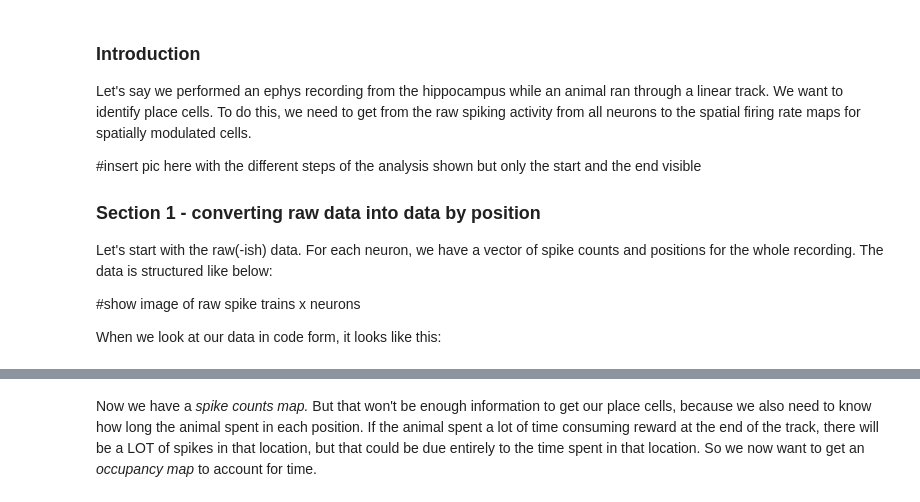
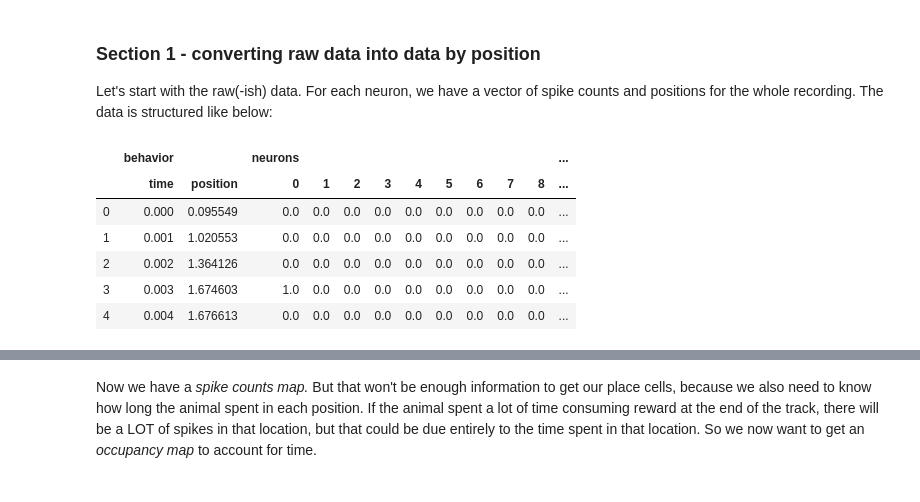
Before and after one commit to stephprince/place-cell-tutorial, a Jupyter notebook: place_cell_tutorial.ipynb, the cells around one changed output, grey strips where cells are left out. Saved outputs shown, nothing was run; the diff lists cells and outputs as text; code cells hidden in the pictures.

```diff
--- a/place_cell_tutorial.ipynb
+++ b/place_cell_tutorial.ipynb
@@ -8,19 +58,16 @@ import pandas as pd
 # %% [markdown]
-### Introduction
-
-Let's say we performed an ephys recording from the hippocampus while an animal ran through a linear track. We want to identify place cells. To do this, we need to get from the raw spiking activity from all neurons to the spatial firing rate maps for spatially modulated cells.
-
-#insert pic here with the different steps of the analysis shown but only the start and the end visible
-
 ### Section 1 - converting raw data into data by position
 
 Let's start with the raw(-ish) data. For each neuron, we have a vector of spike counts and positions for the whole recording. The data is structured like below:
-
-#show image of raw spike trains x neurons
-
-When we look at our data in code form, it looks like this:
 # %%
-#insert matrix of spike counts and time here
-#df = pd.load(toy_data) #toy data is a matrix samplesxtime,position,neuron1,neuron2,neuron3, etc.
-#print(spikes)
-#print(position)
+#insert matrix of position, spike counts, and time here
+df = pd.read_pickle('toy_data.pkl')
+df.head()
+# %% [output]
+|  | behavior |  | neurons |  |  |  |  |  |  |  |  | ... |
+|  | time | position | 0 | 1 | 2 | 3 | 4 | 5 | 6 | 7 | 8 | ... |
+| 0 | 0.000 | 0.095549 | 0.0 | 0.0 | 0.0 | 0.0 | 0.0 | 0.0 | 0.0 | 0.0 | 0.0 | ... |
+| 1 | 0.001 | 1.020553 | 0.0 | 0.0 | 0.0 | 0.0 | 0.0 | 0.0 | 0.0 | 0.0 | 0.0 | ... |
+| 2 | 0.002 | 1.364126 | 0.0 | 0.0 | 0.0 | 0.0 | 0.0 | 0.0 | 0.0 | 0.0 | 0.0 | ... |
+| 3 | 0.003 | 1.674603 | 1.0 | 0.0 | 0.0 | 0.0 | 0.0 | 0.0 | 0.0 | 0.0 | 0.0 | ... |
+| 4 | 0.004 | 1.676613 | 0.0 | 0.0 | 0.0 | 0.0 | 0.0 | 0.0 | 0.0 | 0.0 | 0.0 | ... |
```
Also changed, not shown: parts of 17 cells of this notebook, 2 other files.
